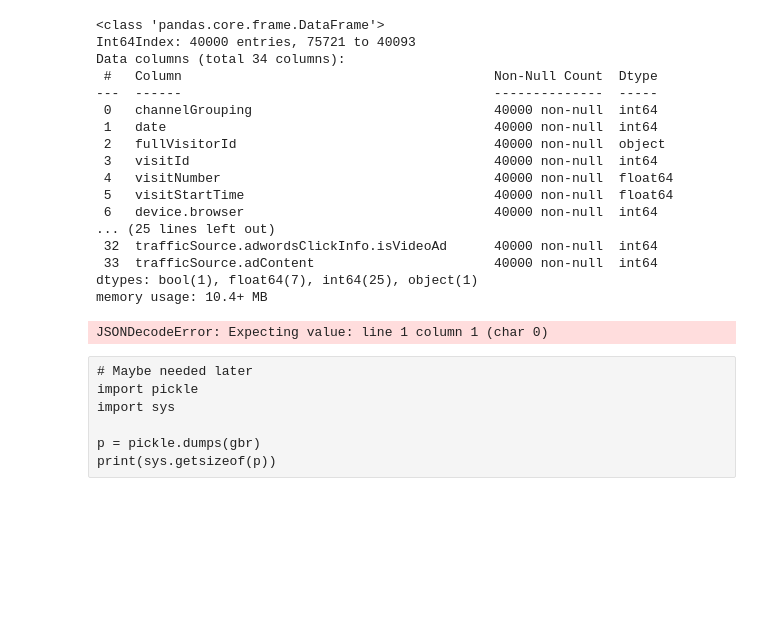
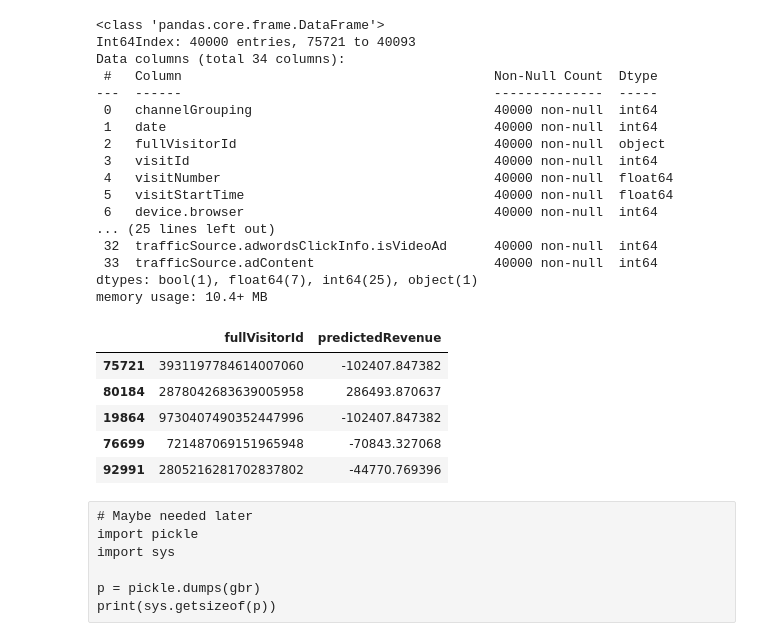
Before and after one commit to SteffenLG/DAT158-Oblig2, a Jupyter notebook: DAT158-Oblig2.ipynb, the cells around one changed output. Saved outputs shown, nothing was run; the diff lists cells and outputs as text; code cells hidden in the pictures; blank space fills up the shorter version.

```diff
--- a/DAT158-Oblig2.ipynb
+++ b/DAT158-Oblig2.ipynb
@@ -719,18 +719,22 @@ memory usage: 10.4+ MB
 # %%
 import requests
 import json
 
-json_data = X_test.head().to_json()
+json_data = X_test.head().drop("totals.transactionRevenue", axis=1).to_json()
 headers = {'Content-type': 'application/json'}
 url = "https://hvl-dat158-ml2.herokuapp.com/"
 
 req = requests.post(url, data=json_data, headers=headers)
 preds = req.json()
-preds[preds < 0] = 0
 preds_df = pd.DataFrame(preds)
 preds_df
 # %% [output]
-JSONDecodeError: Expecting value: line 1 column 1 (char 0)
+|  | fullVisitorId | predictedRevenue |
+| 75721 | 3931197784614007060 | -102407.847382 |
+| 80184 | 2878042683639005958 | 286493.870637 |
+| 19864 | 9730407490352447996 | -102407.847382 |
+| 76699 | 721487069151965948 | -70843.327068 |
+| 92991 | 2805216281702837802 | -44770.769396 |
 # %% [raw]
 # Maybe needed later
 import pickle
```
Also changed, not shown: parts of 1 cell of this notebook.
